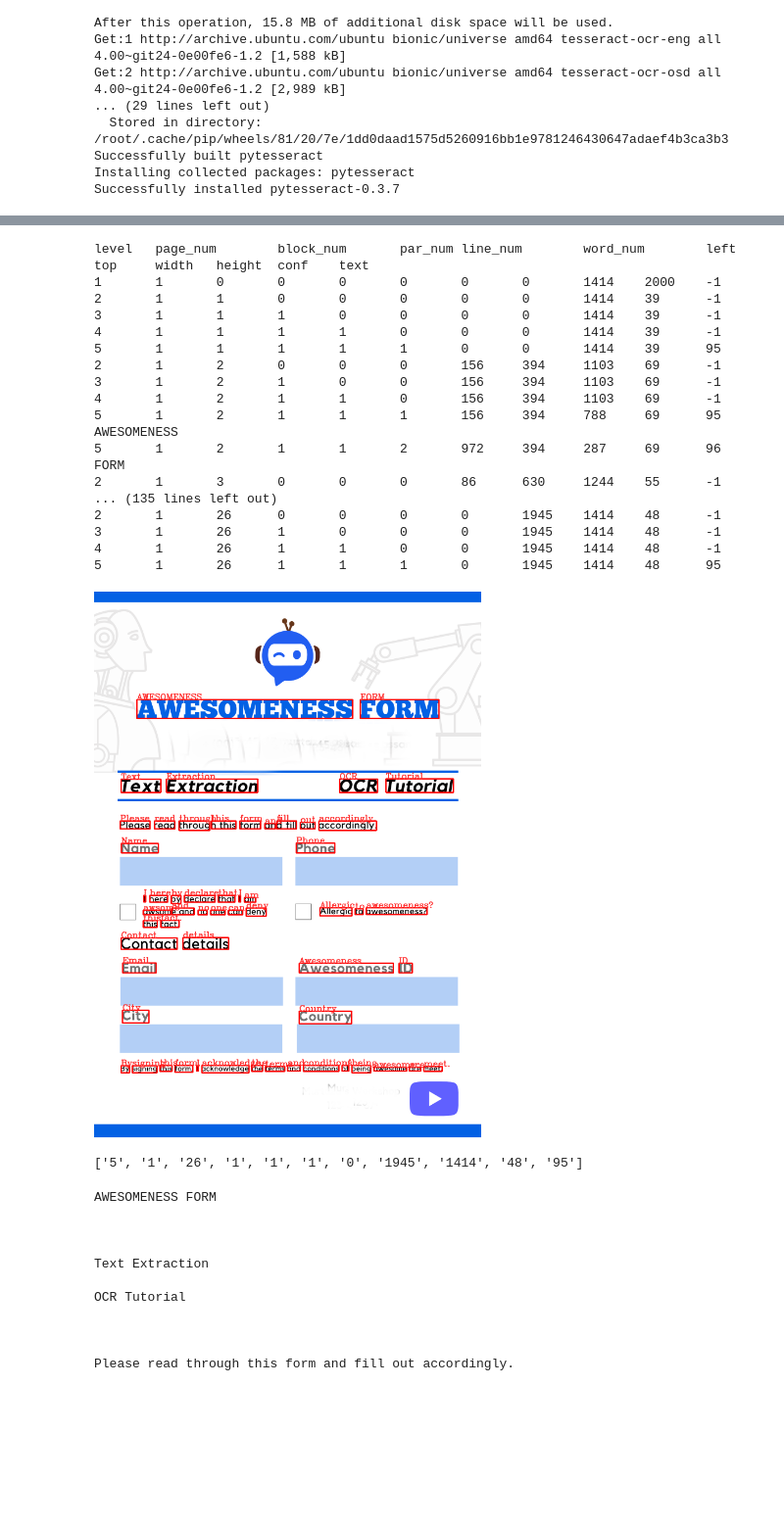
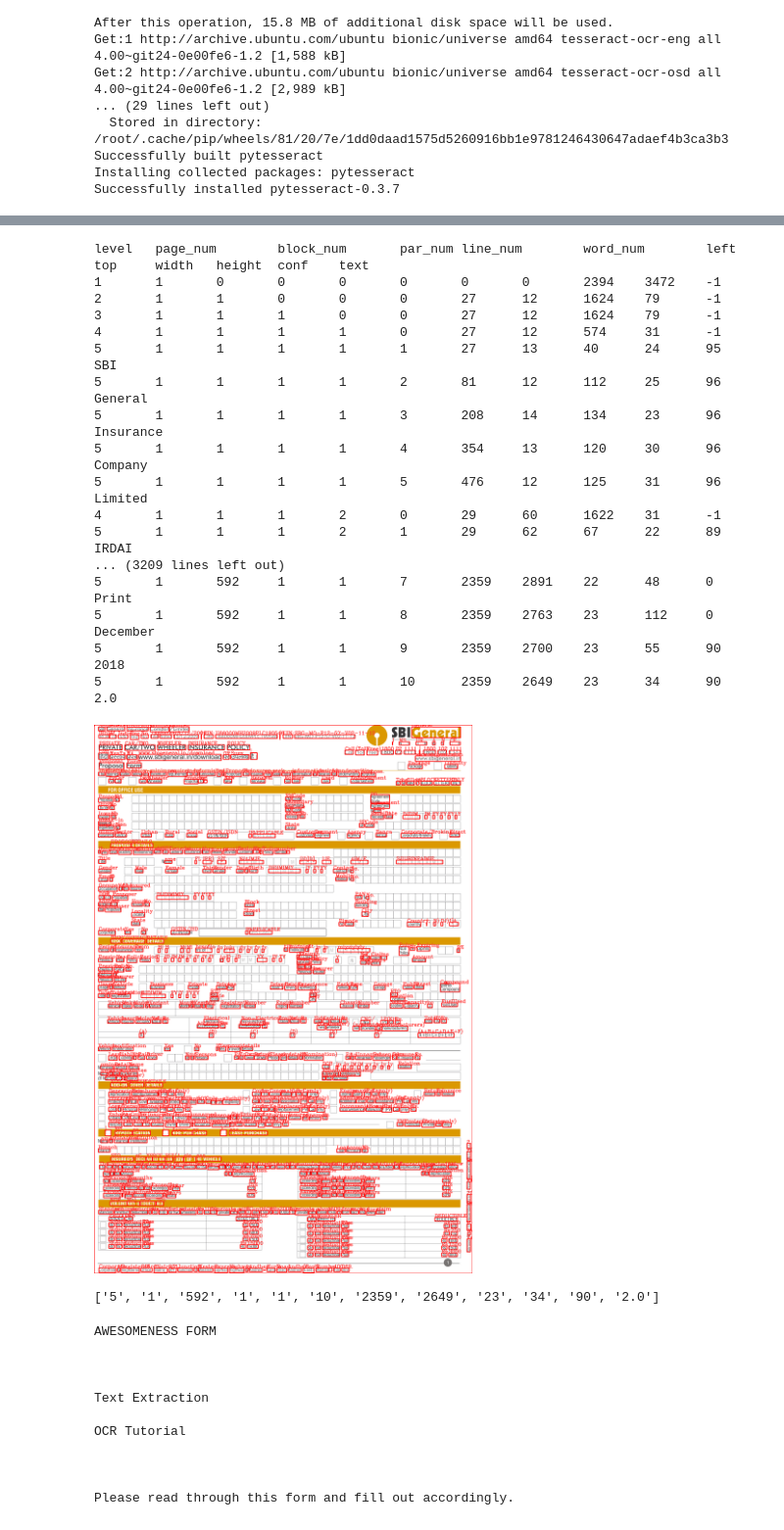
Before and after one commit to nitinaman2006/Text-Detection-using-CV2, a Jupyter notebook: C_Text_Detection_OpenCV.ipynb, the cells around one changed output, grey strips where cells are left out. Shown at 98% size. Drawn from its saved outputs; the diff is of its cells as text; code cells hidden in the pictures; blank space fills up the shorter version.

```diff
--- a/C_Text_Detection_OpenCV.ipynb
+++ b/C_Text_Detection_OpenCV.ipynb
@@ -27,7 +27,7 @@ import cv2
 import pytesseract
 from google.colab.patches import cv2_imshow
 
-img=cv2.imread('Blank.png')
+img=cv2.imread('E.jpg')
 #Change the Image into Array.Return a 2D or 3D matrix based on color channel based on image.for a binary or 2D grey Scale is sufficient.
 
 print(img)
@@ -68,49 +68,49 @@ cv2_imshow(img)
 # %%
 #@title  { form-width: "5%", display-mode: "code" }
 
 import cv2
 import pytesseract
 from google.colab.patches import cv2_imshow
 
-img=cv2.imread('Blank.png')
+img=cv2.imread('E.jpg')
 img = cv2.cvtColor(img, cv2.COLOR_BGR2RGB)
 #s=pytesseract.image_to_string(img)
 #print(s)
 ###Detecting words
 hImg,wImg,_=img.shape
 boxes=pytesseract.image_to_data(img)
 print(boxes)
 for x,b in enumerate(boxes.splitlines()):
   if x!=0:
     b=b.split()
 
     if len(b)==12:
       x,y,w,h=int(b[6]),int(b[7]),int(b[8]),int(b[9])
       cv2.rectangle(img,(x,y),(w+x,h+y),(0,0,255),3)
       cv2.putText(img,b[11],(x,y),cv2.FONT_HERSHEY_COMPLEX,1,(50,50,255),2)
 
 cv2_imshow(img)
 print(b)
 # %% [output]
 level   page_num        block_num       par_num line_num        word_num        left    top     width   height  conf    text
-1       1       0       0       0       0       0       0       1414    2000    -1
-2       1       1       0       0       0       0       0       1414    39      -1
-3       1       1       1       0       0       0       0       1414    39      -1
-4       1       1       1       1       0       0       0       1414    39      -1
-5       1       1       1       1       1       0       0       1414    39      95
-2       1       2       0       0       0       156     394     1103    69      -1
-3       1       2       1       0       0       156     394     1103    69      -1
-4       1       2       1       1       0       156     394     1103    69      -1
-5       1       2       1       1       1       156     394     788     69      95      AWESOMENESS
-5       1       2       1       1       2       972     394     287     69      96      FORM
-2       1       3       0       0       0       86      630     1244    55      -1
-... (135 lines left out)
-2       1       26      0       0       0       0       1945    1414    48      -1
-3       1       26      1       0       0       0       1945    1414    48      -1
-4       1       26      1       1       0       0       1945    1414    48      -1
-5       1       26      1       1       1       0       1945    1414    48      95
+1       1       0       0       0       0       0       0       2394    3472    -1
+2       1       1       0       0       0       27      12      1624    79      -1
+3       1       1       1       0       0       27      12      1624    79      -1
+4       1       1       1       1       0       27      12      574     31      -1
+5       1       1       1       1       1       27      13      40      24      95      SBI
+5       1       1       1       1       2       81      12      112     25      96      General
+5       1       1       1       1       3       208     14      134     23      96      Insurance
+5       1       1       1       1       4       354     13      120     30      96      Company
+5       1       1       1       1       5       476     12      125     31      96      Limited
+4       1       1       1       2       0       29      60      1622    31      -1
+5       1       1       1       2       1       29      62      67      22      89      IRDAI
+... (3209 lines left out)
+5       1       592     1       1       7       2359    2891    22      48      0       Print
+5       1       592     1       1       8       2359    2763    23      112     0       December
+5       1       592     1       1       9       2359    2700    23      55      90      2018
+5       1       592     1       1       10      2359    2649    23      34      90      2.0
-[figure, old version]
+[figure, new version]
-['5', '1', '26', '1', '1', '1', '0', '1945', '1414', '48', '95']
+['5', '1', '592', '1', '1', '10', '2359', '2649', '23', '34', '90', '2.0']
 # %%
 import pandas as pd
 df = pd.DataFrame(list(s))
```
Also changed, not shown: parts of 1 cell of this notebook.
